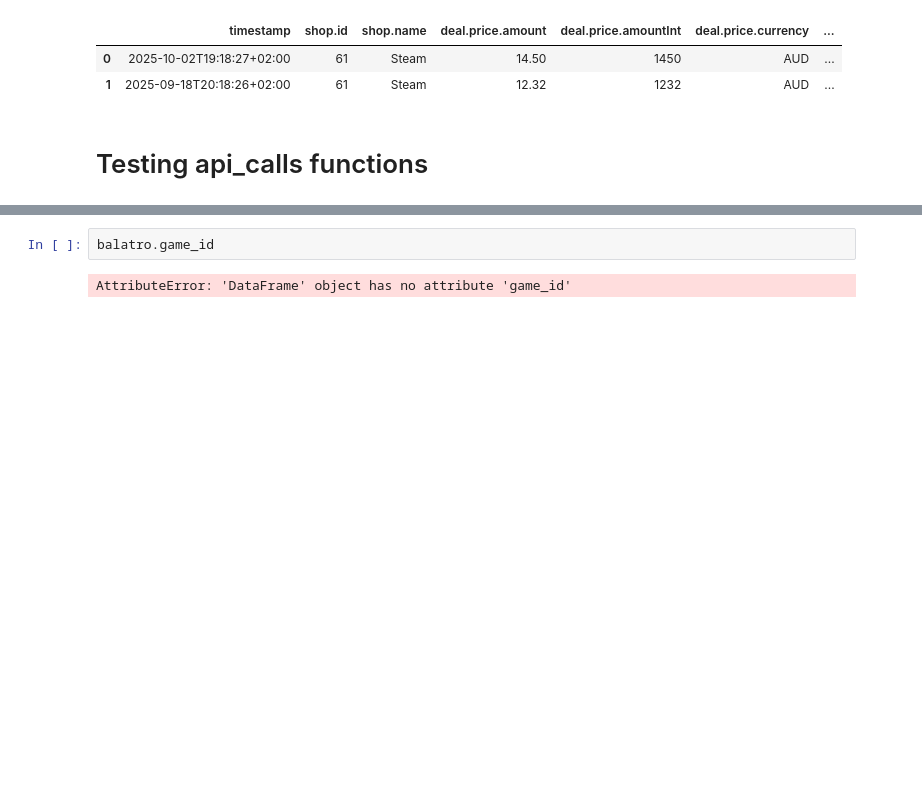
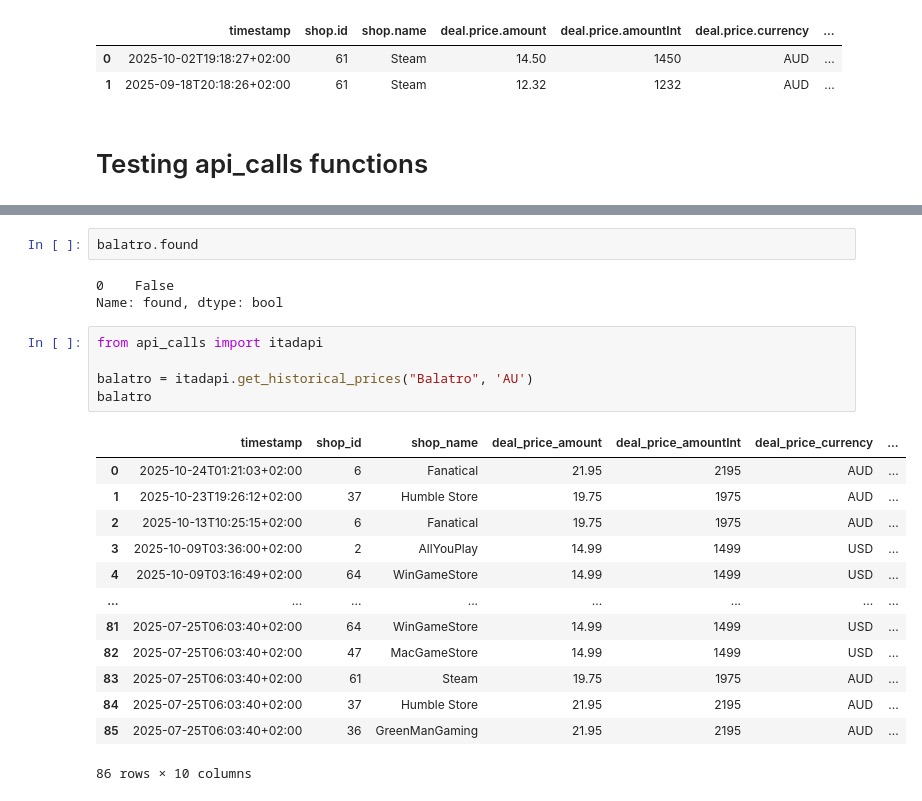
Before and after one commit to jertum/game_sale_reccommender, a Jupyter notebook: backend/src/game_sale_rec_proj/itad_api_call/api_call_testing.ipynb, the cells around one changed output, grey strips where cells are left out. Drawn from its saved outputs; the diff is of its cells as text; blank space fills up the shorter version.

```diff
--- a/backend/src/game_sale_rec_proj/itad_api_call/api_call_testing.ipynb
+++ b/backend/src/game_sale_rec_proj/itad_api_call/api_call_testing.ipynb
@@ -83,5 +83,25 @@ balatro
 | 0 | True | 018d937f-700e-7161-9c8d-5423af1b7c99 | balatro | Balatro | game | False | https://assets.isthereanydeal.com... | ... |
 # %%
-balatro.game_id
+balatro.found
 # %% [output]
-AttributeError: 'DataFrame' object has no attribute 'game_id'
+0    False
+Name: found, dtype: bool
+# %%
+from api_calls import itadapi
+
+balatro = itadapi.get_historical_prices("Balatro", 'AU')
+balatro
+# %% [output]
+|  | timestamp | shop_id | shop_name | deal_price_amount | deal_price_amountInt | deal_price_currency | ... |
+| 0 | 2025-10-24T01:21:03+02:00 | 6 | Fanatical | 21.95 | 2195 | AUD | ... |
+| 1 | 2025-10-23T19:26:12+02:00 | 37 | Humble Store | 19.75 | 1975 | AUD | ... |
+| 2 | 2025-10-13T10:25:15+02:00 | 6 | Fanatical | 19.75 | 1975 | AUD | ... |
+| 3 | 2025-10-09T03:36:00+02:00 | 2 | AllYouPlay | 14.99 | 1499 | USD | ... |
+| 4 | 2025-10-09T03:16:49+02:00 | 64 | WinGameStore | 14.99 | 1499 | USD | ... |
+| ... | ... | ... | ... | ... | ... | ... | ... |
+| 81 | 2025-07-25T06:03:40+02:00 | 64 | WinGameStore | 14.99 | 1499 | USD | ... |
+| 82 | 2025-07-25T06:03:40+02:00 | 47 | MacGameStore | 14.99 | 1499 | USD | ... |
+| 83 | 2025-07-25T06:03:40+02:00 | 61 | Steam | 19.75 | 1975 | AUD | ... |
+| 84 | 2025-07-25T06:03:40+02:00 | 37 | Humble Store | 21.95 | 2195 | AUD | ... |
+| 85 | 2025-07-25T06:03:40+02:00 | 36 | GreenManGaming | 21.95 | 2195 | AUD | ... |
+86 rows × 10 columns
```
Also changed, not shown: parts of 1 cell of this notebook.
